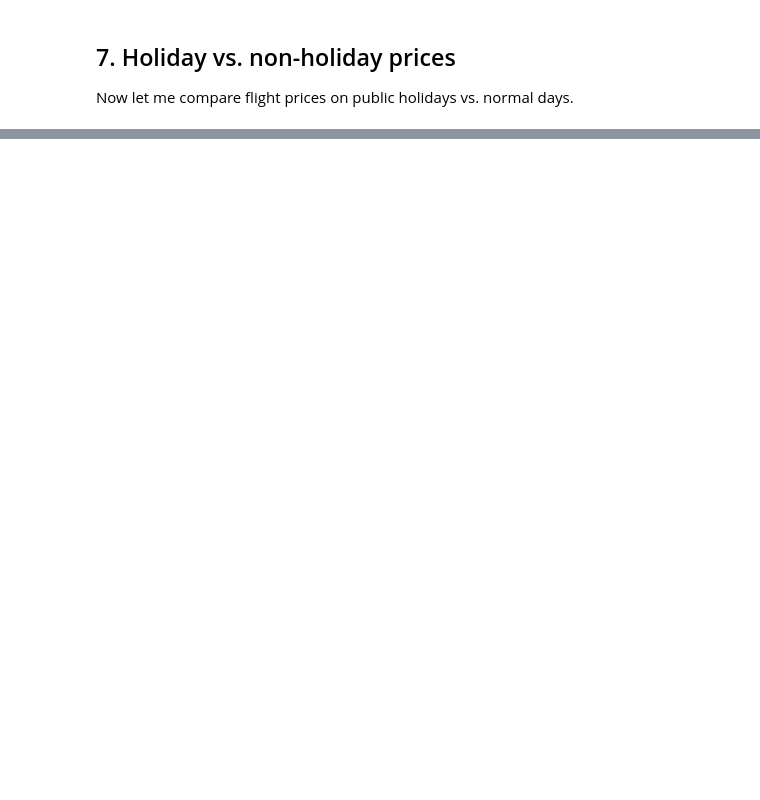
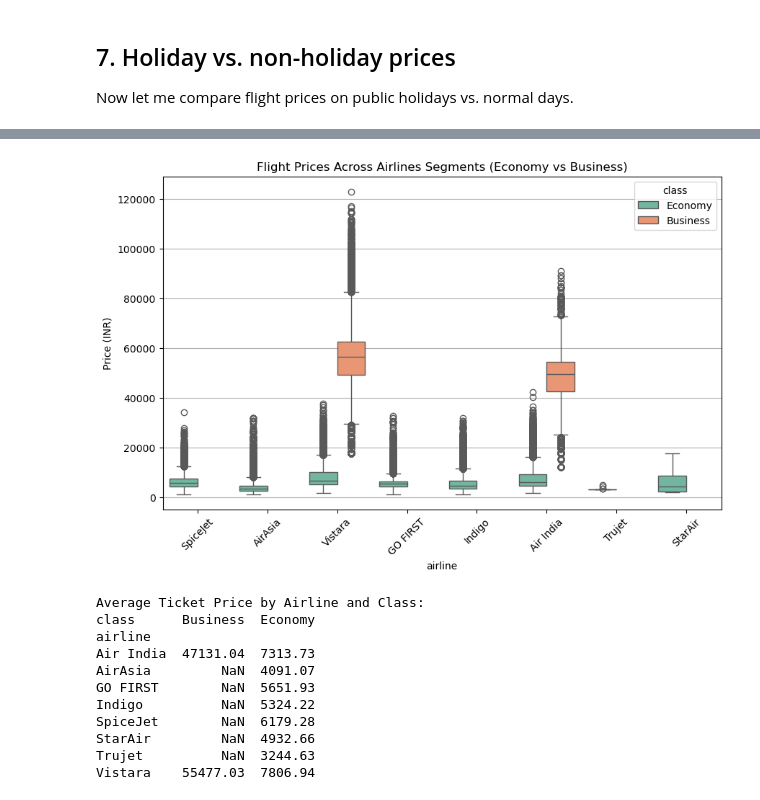
Before and after one commit to emrepamukcu/DSA210_Spring_2025_2026_TermProject, a Jupyter notebook: eda_and_hypothesis_testing.ipynb, the cells around one changed output, grey strips where cells are left out. Drawn from its saved outputs; the diff is of its cells as text; code cells hidden in the pictures; blank space fills up the shorter version.

```diff
--- a/eda_and_hypothesis_testing.ipynb
+++ b/eda_and_hypothesis_testing.ipynb
@@ -215,0 +254,27 @@ Result: reject H0 – holiday prices are significantly different from non-holida
+# %%
+import seaborn as sns
+
+plt.figure(figsize=(10, 6))
+sns.boxplot(data=df, x='airline', y='price', hue='class', palette='Set2')
+plt.title('Flight Prices Across Airlines Segments (Economy vs Business)')
+plt.ylabel('Price (INR)')
+plt.xticks(rotation=45)
+plt.grid(True, axis='y')
+plt.show()
+
+# Quick summary statistics across categories
+print('Average Ticket Price by Airline and Class:')
+print(df.groupby(['airline', 'class'])['price'].mean().round(2).unstack())
+# %% [output]
+[figure, added]
+Average Ticket Price by Airline and Class:
+class      Business  Economy
+airline
+Air India  47131.04  7313.73
+AirAsia         NaN  4091.07
+GO FIRST        NaN  5651.93
+Indigo          NaN  5324.22
+SpiceJet        NaN  6179.28
+StarAir         NaN  4932.66
+Trujet          NaN  3244.63
+Vistara    55477.03  7806.94
```
Also changed, not shown: parts of 16 cells of this notebook, 3 other files.
